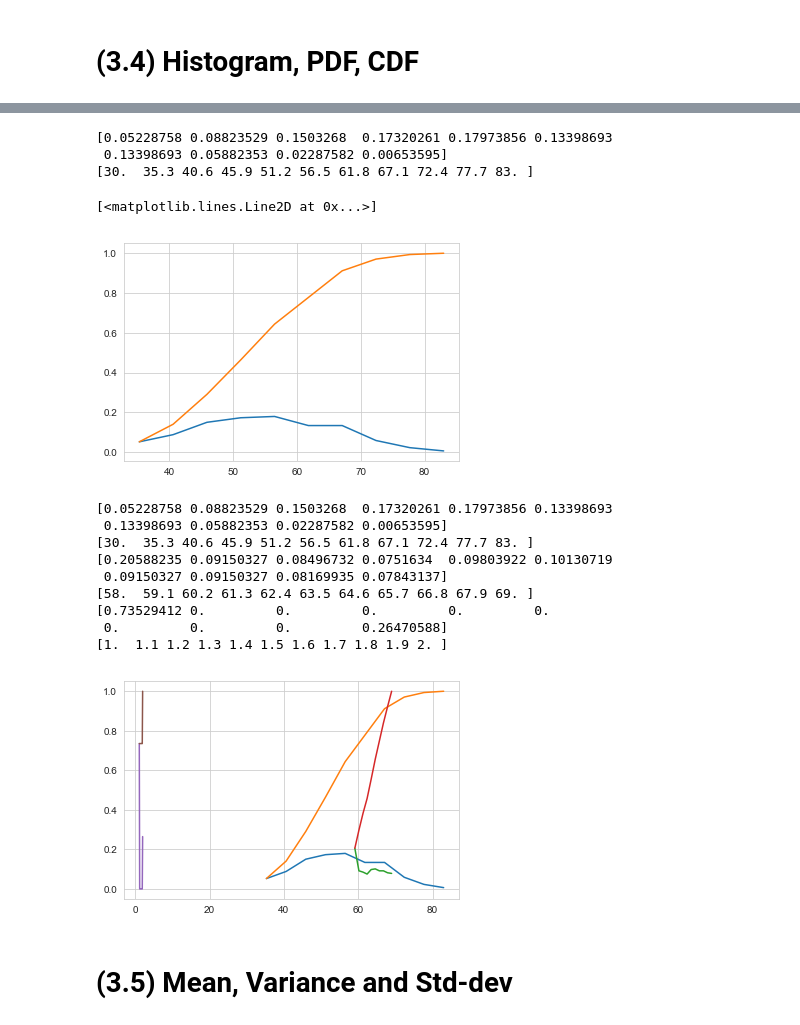
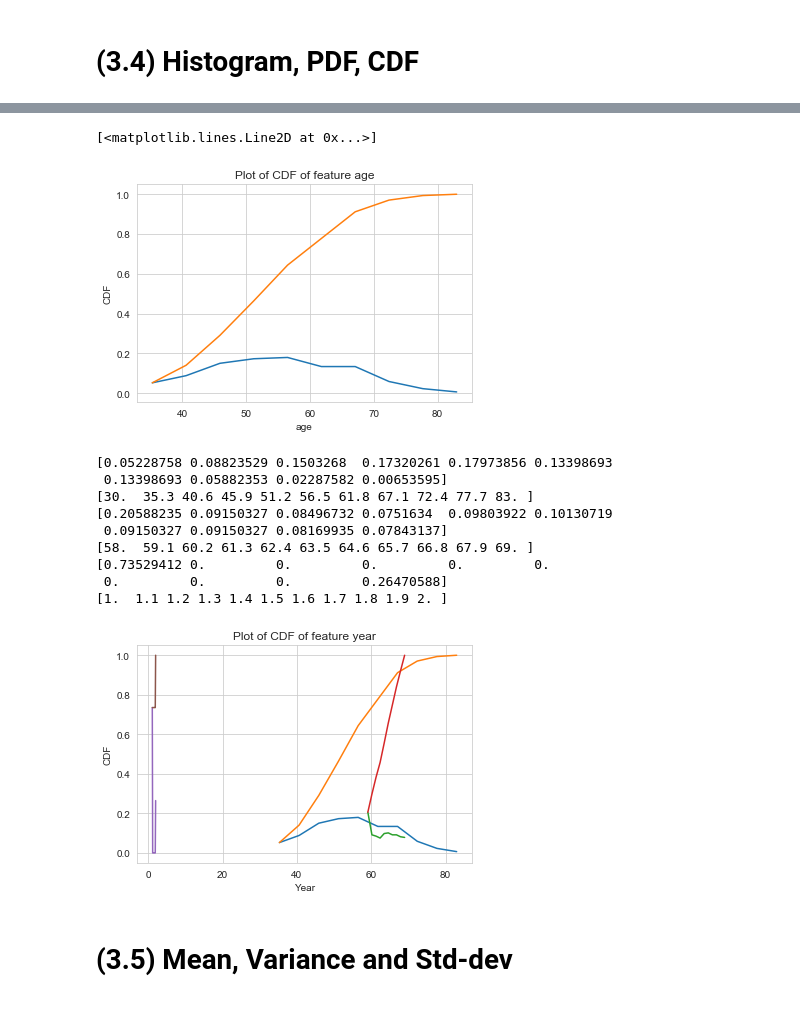
Before and after one commit to VipinJain1/VIP-Machine-Learning-Exercises-and-Practices, a Jupyter notebook: Exploratory Data Analysis_Haberman.ipynb, the cells around one changed output, grey strips where cells are left out. Cells and saved outputs as stored; diff of their text form; code cells hidden in the pictures.

```diff
--- a/Exploratory Data Analysis_Haberman.ipynb
+++ b/Exploratory Data Analysis_Haberman.ipynb
@@ -278,30 +297,26 @@ plt.show();
 # %%
 # Need for Cumulative Distribution Function (CDF)
-# We can visually see what percentage of versicolor flowers have a
-# petal_length of less than 1.6?
+# We can visually see what percentage of age have a
 # How to construct a CDF?
 # How to read a CDF?
-# as we can see from graph below, < 1.6, CDF is around 82% ( 0.82).
-#Plot CDF of petal_length
+# as we can see from graph below age < 60, CDF is around 80% ( 0.80).
+#Plot CDF of Age
 
 counts, bin_edges = np.histogram(haberman['age'], bins=10,
                                  density = True)
 pdf = counts/(sum(counts))
-print(pdf);
-print(bin_edges)
-
 #compute CDF
+plt.title('Plot of CDF of feature age')
+plt.xlabel ("age")
+plt.ylabel ("CDF")
 cdf = np.cumsum(pdf)
 plt.plot(bin_edges[1:],pdf)
 plt.plot(bin_edges[1:], cdf)
 # %% [output]
-[0.05228758 0.08823529 0.1503268  0.17320261 0.17973856 0.13398693
- 0.13398693 0.05882353 0.02287582 0.00653595]
-[30.  35.3 40.6 45.9 51.2 56.5 61.8 67.1 72.4 77.7 83. ]
+[<matplotlib.lines.Line2D at 0x...>]
-[<matplotlib.lines.Line2D at 0x...>]
-[figure, old version]
+[figure, new version]
 # %%
-# Plots of CDF of petal_length for various types of flowers.
+# Plot of CDF of feature year.
 
 # Misclassification error if you use petal_length only.
 
@@ -335,7 +350,9 @@ print(bin_edges)
 cdf = np.cumsum(pdf)
 plt.plot(bin_edges[1:],pdf)
 plt.plot(bin_edges[1:], cdf)
-
+plt.title('Plot of CDF of feature year')
+plt.xlabel ("Year")
+plt.ylabel ("CDF")
 
 plt.show();
 # %% [output]
@@ -348,7 +365,7 @@ plt.show();
 [0.73529412 0.         0.         0.         0.         0.
  0.         0.         0.         0.26470588]
 [1.  1.1 1.2 1.3 1.4 1.5 1.6 1.7 1.8 1.9 2. ]
-[figure, old version]
+[figure, new version]
 # %% [markdown]
 # (3.5) Mean, Variance and Std-dev
 # %%
```
Also changed, not shown: parts of 11 cells of this notebook.
